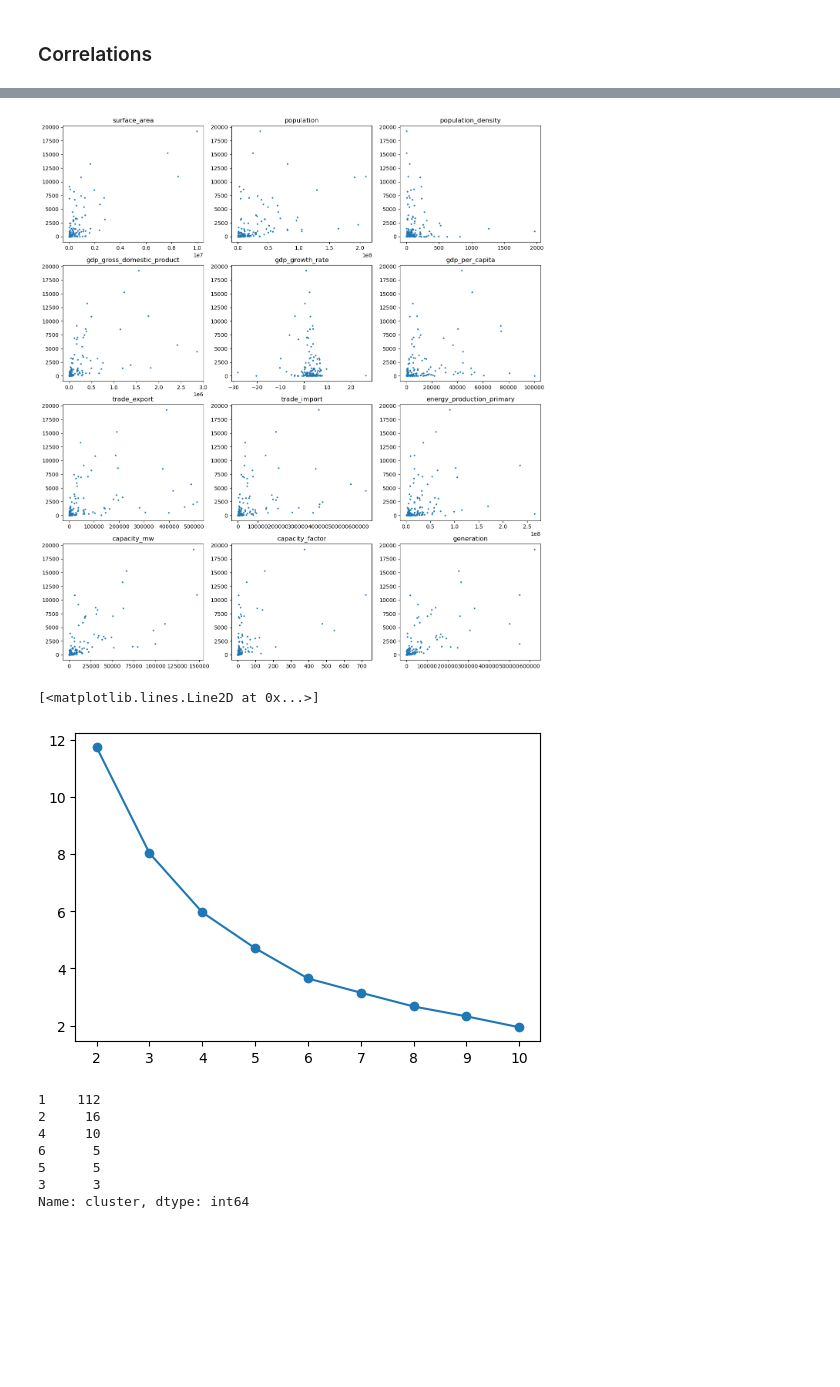
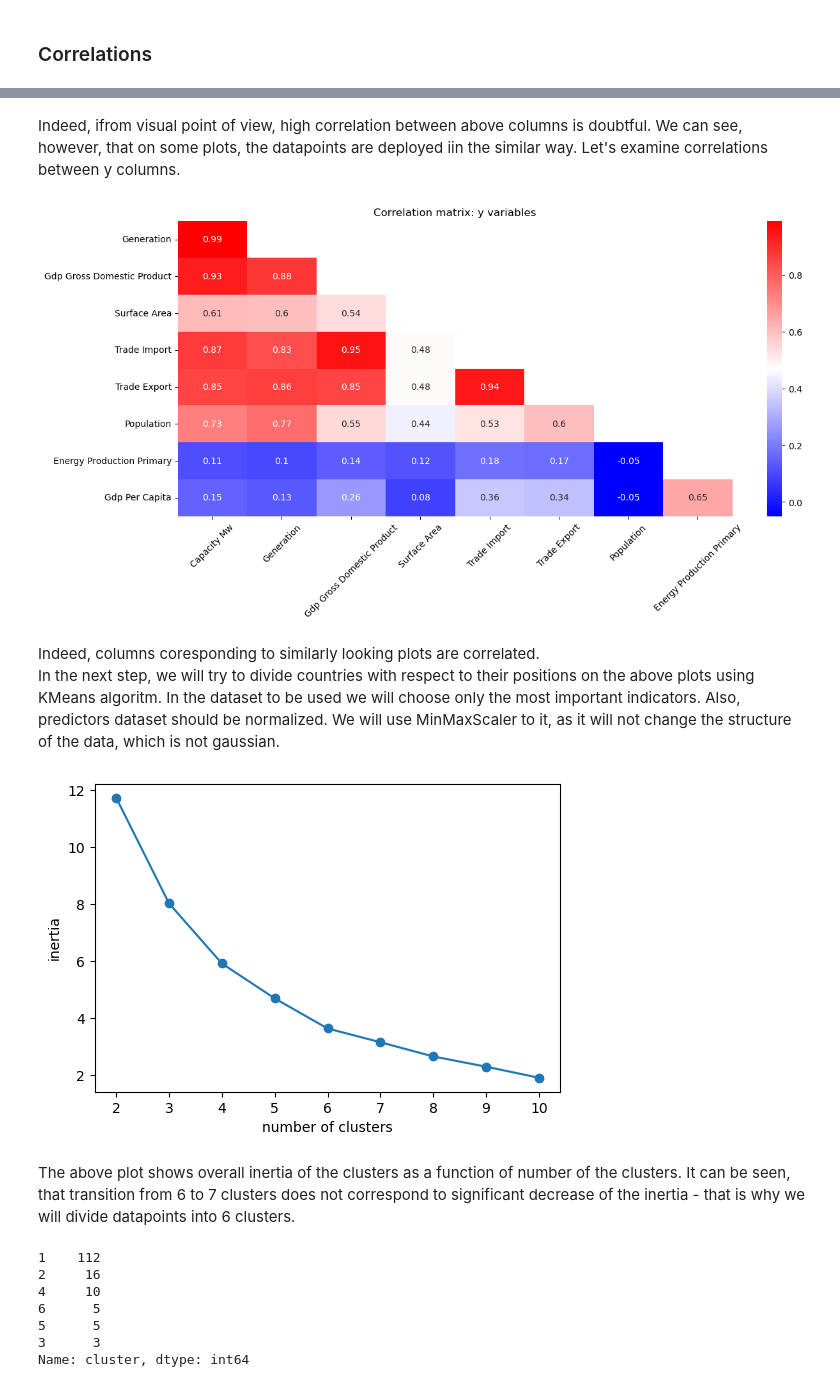
Before and after one commit to piotrLW/co2_emission, a Jupyter notebook: parsing.ipynb, the cells around one changed output, grey strips where cells are left out. Saved outputs shown, nothing was run; the diff lists cells and outputs as text; code cells hidden in the pictures; blank space fills up the shorter version.

```diff
--- a/parsing.ipynb
+++ b/parsing.ipynb
@@ -38,8 +38,10 @@ memory usage: 33.9+ KB
 # %%
-x_ind = [i for i in range(13,24)] + [8]
-y_ind = [i for i in range(8)] + [i for i in range(9, 13)] + [i for i in range(24,27)]
+x_ind = [i for i in range(12,22)] + [8, 23]
+y_ind = [i for i in range(8)] + [i for i in range(9, 12)] + [i for i in range(24,27)] + [22]
 
 correlations = round(joined_df.corr().iloc[y_ind, x_ind],2)
+correlations.sort_values('co2_emission_estimates', axis = 0, inplace = True, ascending = False)
+correlations.sort_values('gdp_gross_domestic_product', axis = 1, inplace = True, ascending = False)
 correlations.columns = correlations.columns.str.replace('_',' ').str.title()
 correlations.index = correlations.index.str.replace('_',' ').str.title()
 
@@ -53,10 +58,10 @@ plt.show()
 # %%
-y_cols = correlations.index[:-3].str.lower().str.replace(' ','_')
+y_cols = correlations.index[:9].str.lower().str.replace(' ','_')
 
 fig, axs = plt.subplots(4,3)
 plt.rc('figure', figsize=(16, 18))
 
-for i in range(4):
+for i in range(3):
     for j in range(3):
         joined_df.plot.scatter(x = y_cols[3*i + j], y = 'co2_emission_estimates', ax = axs[i,j], s = 4)
         axs[i,j].set_xlabel('')
@@ -65,4 +70,15 @@ for i in range(4):
         else:
             axs[i,j].set_ylabel('CO2 Emission Estimates')
         axs[i,j].set_title(y_cols[3*i + j].replace('_',' ').title())
+
+joined_df.plot.scatter(x = 'capacity_factor', y = 'generation_solar', ax = axs[3,0], s = 4)
+axs[3,0].set_title('Generation: Solar')
+axs[3,0].set_ylabel('')
+joined_df.plot.scatter(x = 'energy_production_primary', y = 'emission_per_capita', ax = axs[3,1], s = 4)
+axs[3,1].set_title('Emission per capita')
+axs[3,1].set_ylabel('')
+joined_df.plot.scatter(x = 'gdp_gross_domestic_product', y = 'generation_biomass', ax = axs[3,2], s = 4)
+axs[3,2].set_title('Generation: Biomass')
+axs[3,2].set_ylabel('')
+plt.show()
 # %% [output]
@@ -102,17 +129,27 @@ pd.DataFrame({
+# %% [markdown]
+Indeed, ifrom visual point of view, high correlation between above columns is doubtful. We can see, however, that on some plots, the datapoints are deployed iin the similar way. Let's examine correlations between y columns.
 # %%
-df_shorter = joined_df.drop(['china', 'united states of america', 'russia', 'saudi arabia', 'japan', 'germany', 'indonesia', 'india', 'singapore'], axis = 0)
+correlations_y = round(joined_df[y_cols].corr(), 2)
+for i in range(correlations_y.shape[0]):
+    for j in range(correlations_y.shape[1]):
+        if j >= i:
+            correlations_y.iloc[i, j] = np.nan
+correlations_y.drop('capacity_mw', axis = 0, inplace = True)
+correlations_y.drop('gdp_per_capita', axis = 1, inplace = True)
 
-fig, axs = plt.subplots(4,3)
-plt.rc('figure', figsize=(16, 18))
+correlations_y.columns = correlations_y.columns.str.replace('_',' ').str.title()
+correlations_y.index = correlations_y.index.str.replace('_',' ').str.title()
 
-for i in range(4):
-    for j in range(3):
-        df_shorter.plot.scatter(x = y_cols[3*i + j], y = 'co2_emission_estimates', ax = axs[i,j], s = 4)
-        axs[i,j].set_xlabel('')
-        axs[i,j].set_ylabel('')
-        axs[i,j].set_title(y_cols[3*i + j])
+plt.figure(figsize = (14,6))
+sns.heatmap(correlations_y, cmap = 'bwr', annot = True)
+plt.xticks(rotation = 45)
+plt.title('Correlation matrix: y variables')
+plt.show()
 # %% [output]
-[figure, old version]
+[figure, new version]
+# %% [markdown]
+Indeed, columns coresponding to similarly looking plots are correlated. <br>
+In the next step, we will try to divide countries with respect to their positions on the above plots using KMeans algoritm. In the dataset to be used we will choose only the most important indicators. Also, predictors dataset should be normalized. We will use MinMaxScaler to it, as it will not change the structure of the data, which is not gaussian.
 # %%
 X = joined_df[['co2_emission_estimates', 'gdp_gross_domestic_product', 'generation', 'population']].copy()
 X.drop(['russia', 'united states of america', 'china', 'india'], inplace = True)
@@ -124,16 +161,20 @@ X_scaled['co2_emission_estimates'] = 2*X_scaled['co2_emission_estimates']
 n = []
 inertia = []
 for i in range(2,11):
-    model = KMeans(n_clusters = i)
+    model = KMeans(n_clusters = i, random_state = 138)
     model.fit(X_scaled)
     n.append(i)
     inertia.append(model.inertia_)
 
 plt.figure(figsize = (6,4))
 plt.plot(n, inertia, '-o')
+plt.xlabel('number of clusters')
+plt.ylabel('inertia')
+plt.show()
 # %% [output]
-[<matplotlib.lines.Line2D at 0x...>]
-[figure, old version]
+[figure, new version]
+# %% [markdown]
+The above plot shows overall inertia of the clusters as a function of number of the clusters. It can be seen, that transition from 6 to 7 clusters does not correspond to significant decrease of the inertia - that is why we will divide datapoints into 6 clusters.
 # %%
 n_clust = 6
 model = KMeans(n_clusters = n_clust, random_state = 138)
```
Also changed, not shown: parts of 19 cells of this notebook.
